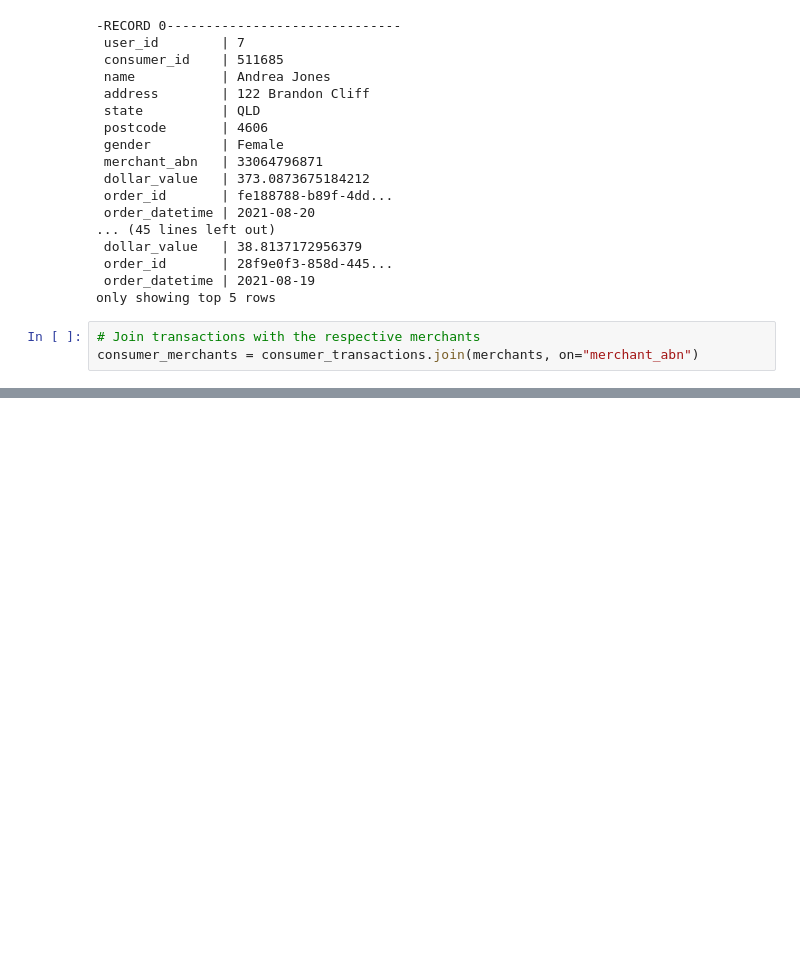
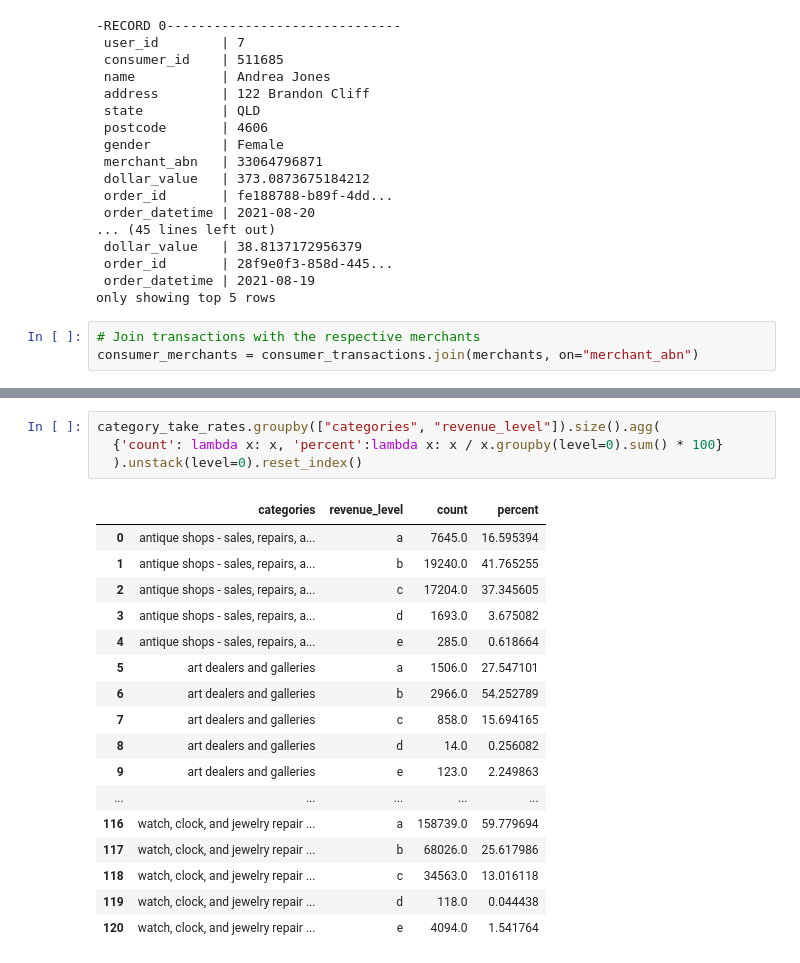
Before and after one commit to MAST30034-Applied-Data-Science/generic-buy-now-pay-later-project-group-11, a Jupyter notebook: notebooks/data_lookup.ipynb, the cells around one changed output, grey strips where cells are left out. Saved outputs shown, nothing was run; the diff lists cells and outputs as text; blank space fills up the shorter version.

```diff
--- a/notebooks/data_lookup.ipynb
+++ b/notebooks/data_lookup.ipynb
@@ -177,0 +210,22 @@ only showing top 20 rows
+# %%
+category_take_rates.groupby(["categories", "revenue_level"]).size().agg(
+  {'count': lambda x: x, 'percent':lambda x: x / x.groupby(level=0).sum() * 100}
+  ).unstack(level=0).reset_index()
+# %% [output]
+|  | categories | revenue_level | count | percent |
+| 0 | antique shops - sales, repairs, a... | a | 7645.0 | 16.595394 |
+| 1 | antique shops - sales, repairs, a... | b | 19240.0 | 41.765255 |
+| 2 | antique shops - sales, repairs, a... | c | 17204.0 | 37.345605 |
+| 3 | antique shops - sales, repairs, a... | d | 1693.0 | 3.675082 |
+| 4 | antique shops - sales, repairs, a... | e | 285.0 | 0.618664 |
+| 5 | art dealers and galleries | a | 1506.0 | 27.547101 |
+| 6 | art dealers and galleries | b | 2966.0 | 54.252789 |
+| 7 | art dealers and galleries | c | 858.0 | 15.694165 |
+| 8 | art dealers and galleries | d | 14.0 | 0.256082 |
+| 9 | art dealers and galleries | e | 123.0 | 2.249863 |
+| ... | ... | ... | ... | ... |
+| 116 | watch, clock, and jewelry repair ... | a | 158739.0 | 59.779694 |
+| 117 | watch, clock, and jewelry repair ... | b | 68026.0 | 25.617986 |
+| 118 | watch, clock, and jewelry repair ... | c | 34563.0 | 13.016118 |
+| 119 | watch, clock, and jewelry repair ... | d | 118.0 | 0.044438 |
+| 120 | watch, clock, and jewelry repair ... | e | 4094.0 | 1.541764 |
```
Also changed, not shown: parts of 16 cells of this notebook.
